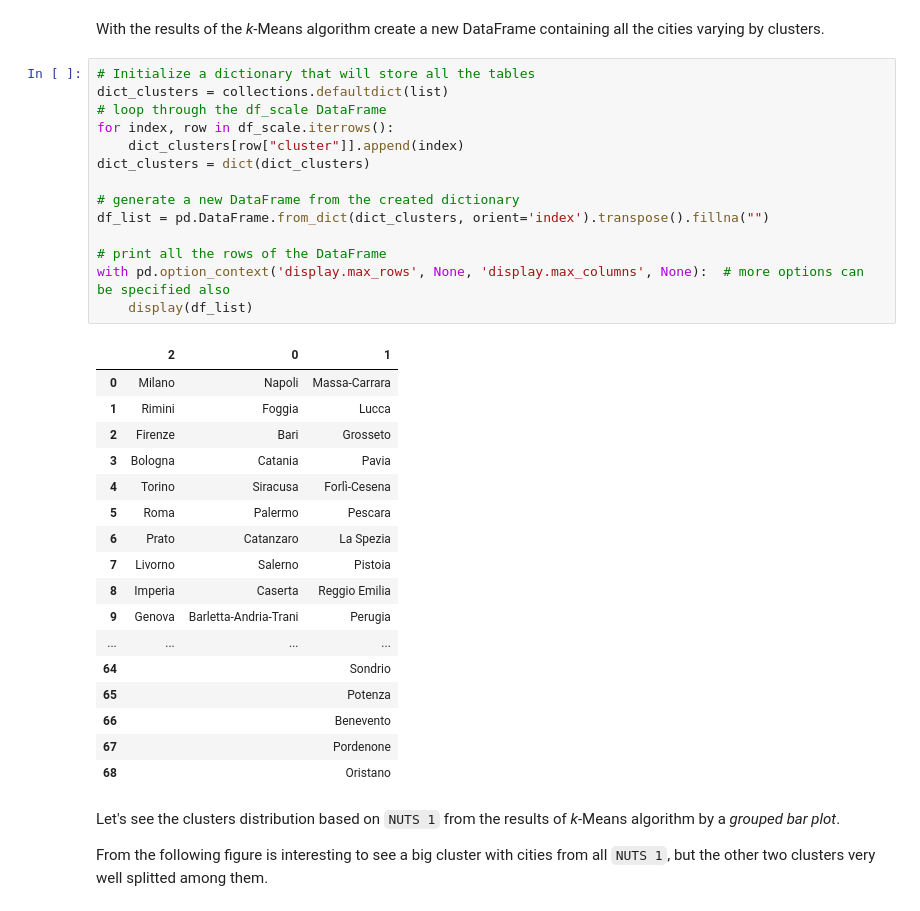
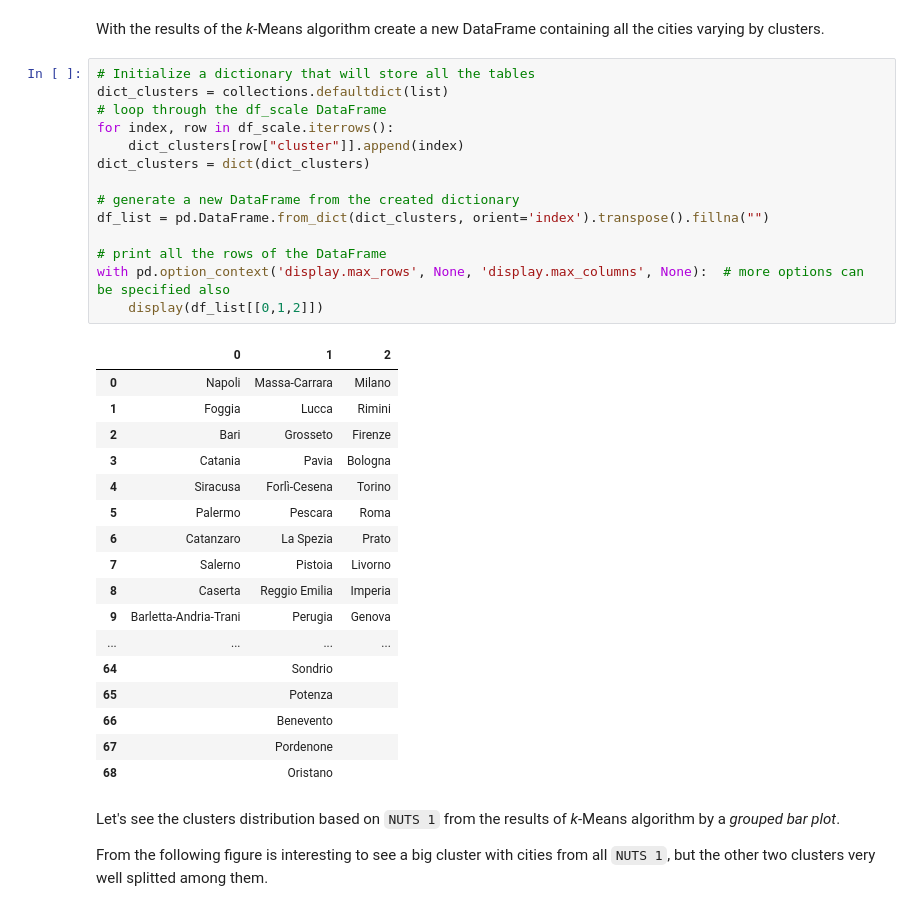
Before and after one commit to data-jeesee/notebooks, a Jupyter notebook: italy_crime_index.ipynb, the cells around one changed output. Drawn from its saved outputs; the diff is of its cells as text.

Commit message:
EDIT: Italy Crime Index web scraped in Python
Add two final tables to improve the readability of the results.

```diff
--- a/italy_crime_index.ipynb
+++ b/italy_crime_index.ipynb
@@ -469,35 +469,35 @@ With the results of the *k*-Means algorithm create a new DataFrame containing al
 # %%
 # Initialize a dictionary that will store all the tables
 dict_clusters = collections.defaultdict(list)
 # loop through the df_scale DataFrame
 for index, row in df_scale.iterrows():
     dict_clusters[row["cluster"]].append(index)
 dict_clusters = dict(dict_clusters)
 
 # generate a new DataFrame from the created dictionary
 df_list = pd.DataFrame.from_dict(dict_clusters, orient='index').transpose().fillna("")
 
 # print all the rows of the DataFrame
 with pd.option_context('display.max_rows', None, 'display.max_columns', None):  # more options can be specified also
-    display(df_list)
+    display(df_list[[0,1,2]])
 # %% [output]
-|  | 2 | 0 | 1 |
-| 0 | Milano | Napoli | Massa-Carrara |
-| 1 | Rimini | Foggia | Lucca |
-| 2 | Firenze | Bari | Grosseto |
-| 3 | Bologna | Catania | Pavia |
-| 4 | Torino | Siracusa | Forlì-Cesena |
-| 5 | Roma | Palermo | Pescara |
-| 6 | Prato | Catanzaro | La Spezia |
-| 7 | Livorno | Salerno | Pistoia |
-| 8 | Imperia | Caserta | Reggio Emilia |
-| 9 | Genova | Barletta-Andria-Trani | Perugia |
+|  | 0 | 1 | 2 |
+| 0 | Napoli | Massa-Carrara | Milano |
+| 1 | Foggia | Lucca | Rimini |
+| 2 | Bari | Grosseto | Firenze |
+| 3 | Catania | Pavia | Bologna |
+| 4 | Siracusa | Forlì-Cesena | Torino |
+| 5 | Palermo | Pescara | Roma |
+| 6 | Catanzaro | La Spezia | Prato |
+| 7 | Salerno | Pistoia | Livorno |
+| 8 | Caserta | Reggio Emilia | Imperia |
+| 9 | Barletta-Andria-Trani | Perugia | Genova |
 | ... | ... | ... | ... |
-| 64 |  |  | Sondrio |
-| 65 |  |  | Potenza |
-| 66 |  |  | Benevento |
-| 67 |  |  | Pordenone |
-| 68 |  |  | Oristano |
+| 64 |  | Sondrio |  |
+| 65 |  | Potenza |  |
+| 66 |  | Benevento |  |
+| 67 |  | Pordenone |  |
+| 68 |  | Oristano |  |
 # %% [markdown]
 Let's see the clusters distribution based on `NUTS 1` from the results of *k*-Means algorithm by a *grouped bar plot*.
 
```
Also changed, not shown: parts of 2 cells of this notebook.
